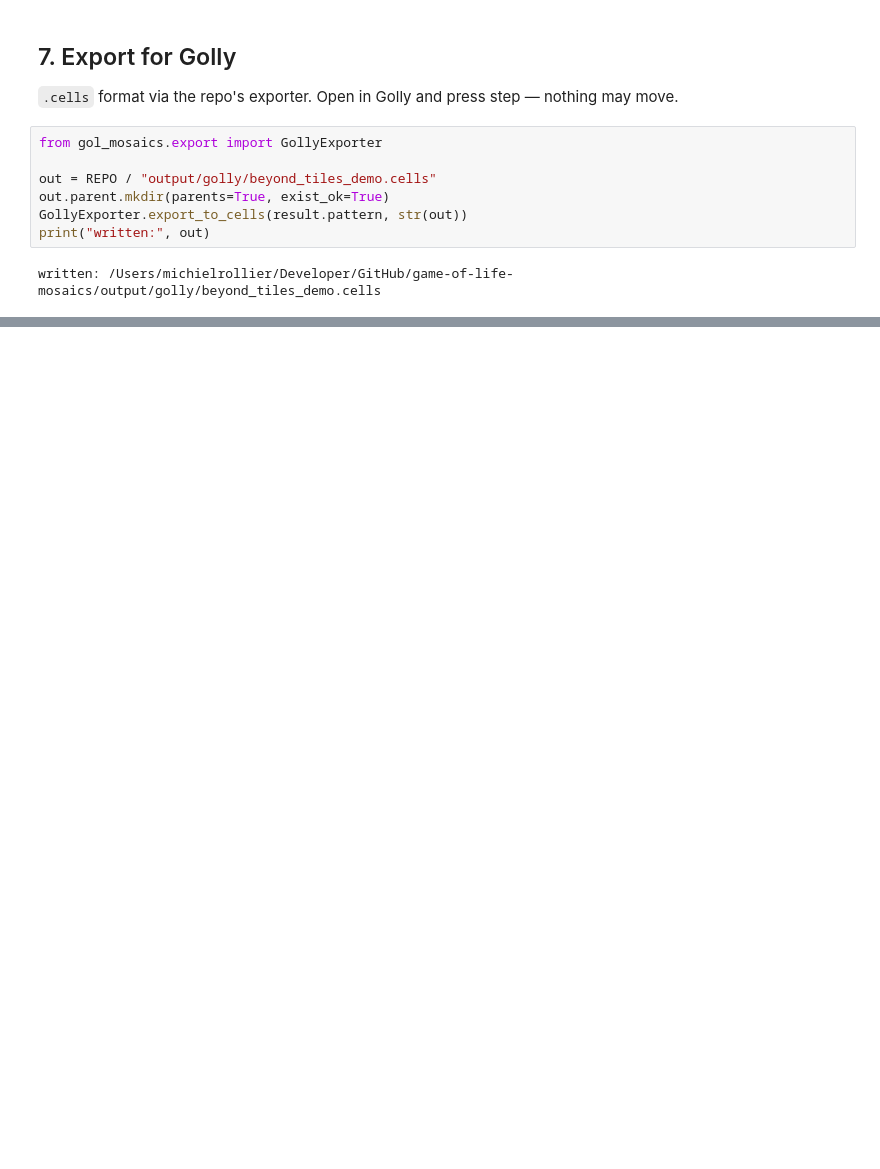
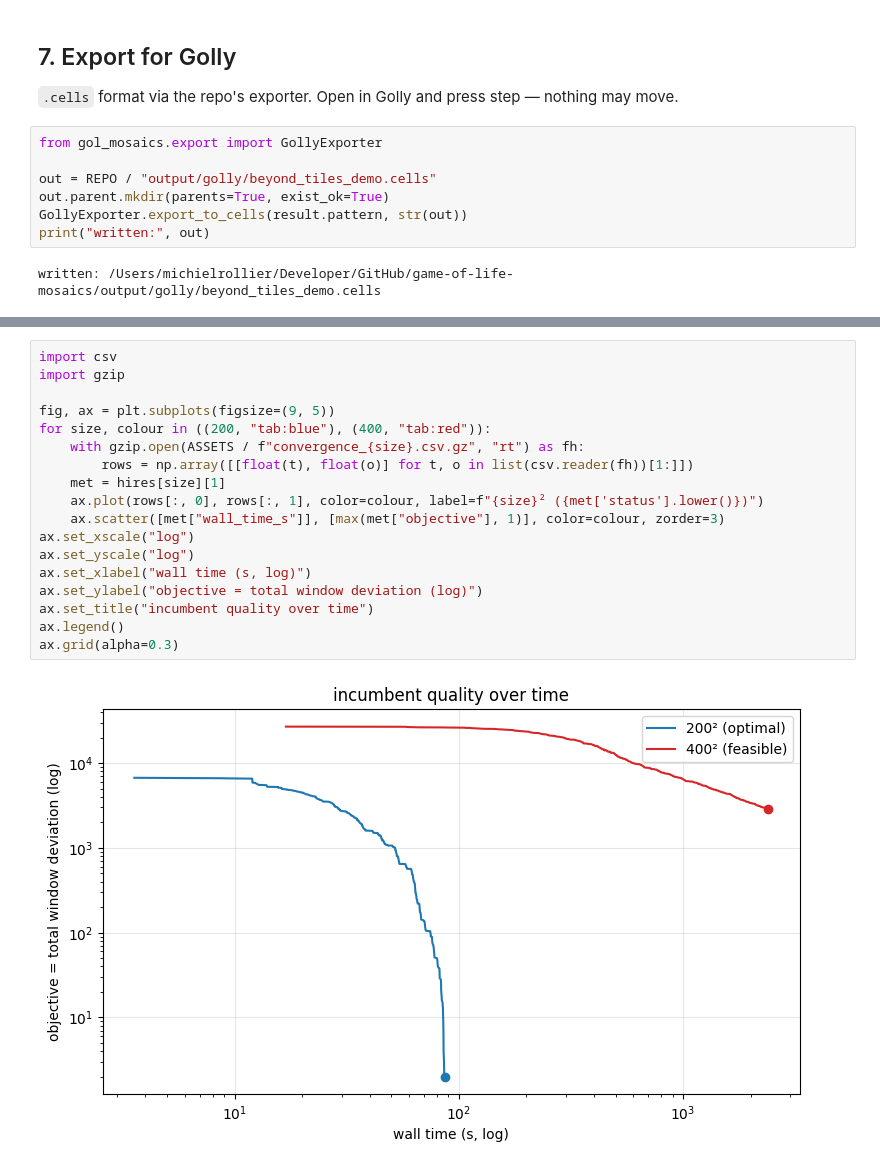
Before and after one commit to mrollier/game-of-life-mosaics, a Jupyter notebook: notebooks/beyond_tiles.ipynb, the cells around one changed output, grey strips where cells are left out. Cells and saved outputs as stored; diff of their text form; blank space fills up the shorter version.

```diff
--- a/notebooks/beyond_tiles.ipynb
+++ b/notebooks/beyond_tiles.ipynb
@@ -190,0 +284,20 @@ written: /Users/michielrollier/Developer/GitHub/game-of-life-mosaics/output/goll
+# %%
+import csv
+import gzip
+
+fig, ax = plt.subplots(figsize=(9, 5))
+for size, colour in ((200, "tab:blue"), (400, "tab:red")):
+    with gzip.open(ASSETS / f"convergence_{size}.csv.gz", "rt") as fh:
+        rows = np.array([[float(t), float(o)] for t, o in list(csv.reader(fh))[1:]])
+    met = hires[size][1]
+    ax.plot(rows[:, 0], rows[:, 1], color=colour, label=f"{size}² ({met['status'].lower()})")
+    ax.scatter([met["wall_time_s"]], [max(met["objective"], 1)], color=colour, zorder=3)
+ax.set_xscale("log")
+ax.set_yscale("log")
+ax.set_xlabel("wall time (s, log)")
+ax.set_ylabel("objective = total window deviation (log)")
+ax.set_title("incumbent quality over time")
+ax.legend()
+ax.grid(alpha=0.3)
+# %% [output]
+[figure, added]
```
Also changed, not shown: parts of 13 cells of this notebook, 11 other files.
